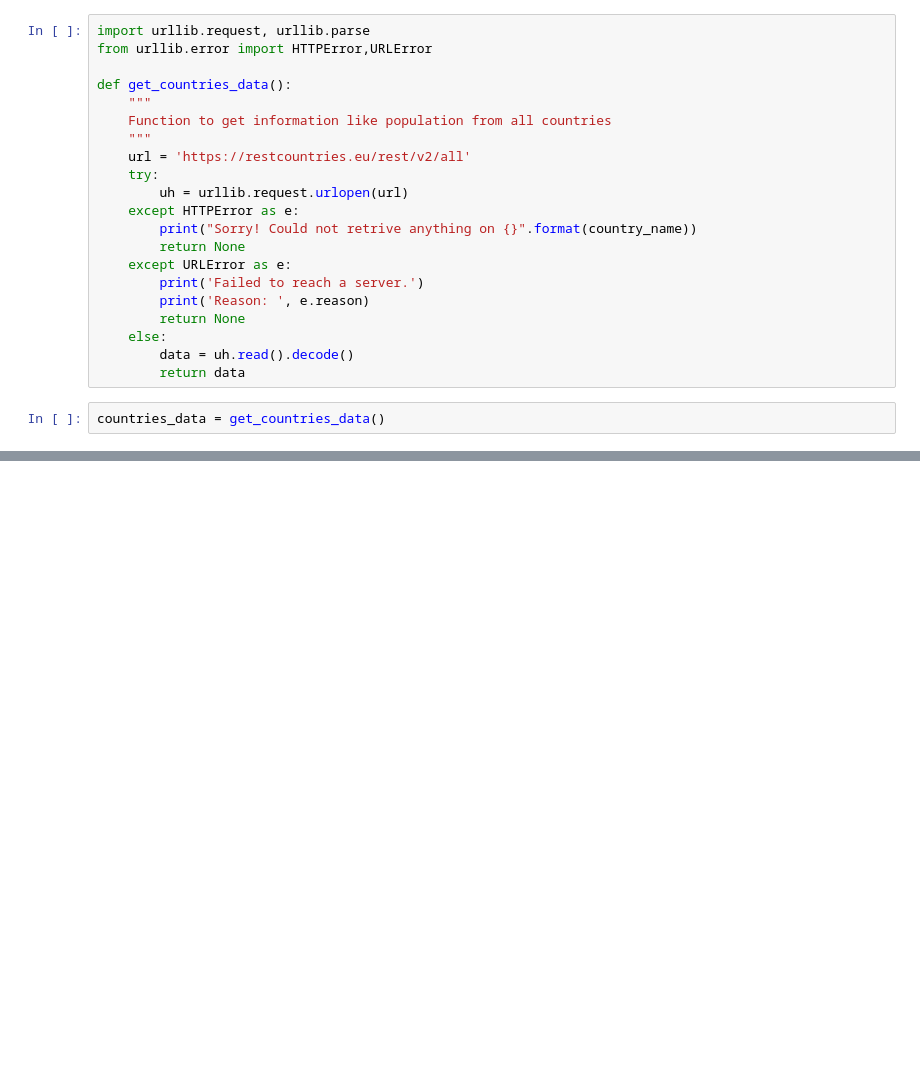
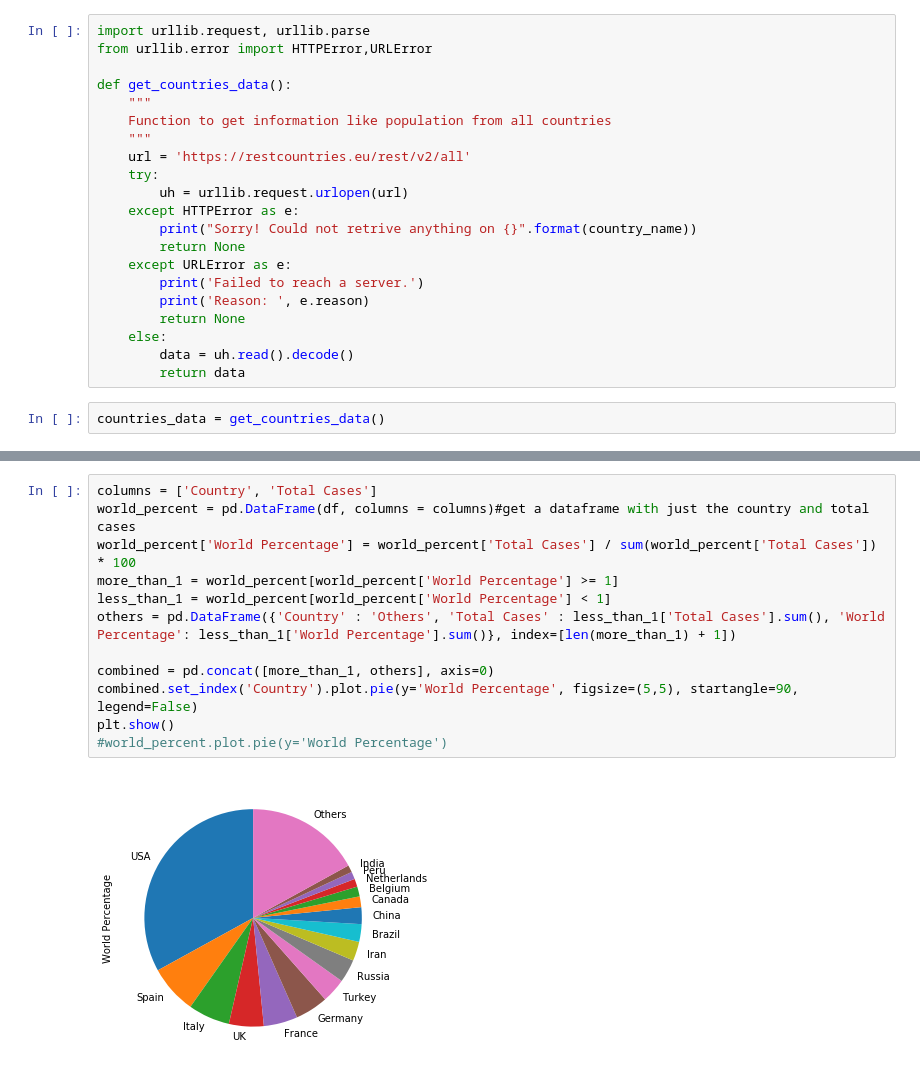
Before and after one commit to lapulgaatomica/covid_wrangling, a Jupyter notebook: WorldometerCovid.ipynb, the cells around one changed output, grey strips where cells are left out. Cells and saved outputs as stored; diff of their text form; blank space fills up the shorter version.

```diff
--- a/WorldometerCovid.ipynb
+++ b/WorldometerCovid.ipynb
@@ -137,0 +136,14 @@ with_pop[210:240]
+# %%
+columns = ['Country', 'Total Cases']
+world_percent = pd.DataFrame(df, columns = columns)#get a dataframe with just the country and total cases
+world_percent['World Percentage'] = world_percent['Total Cases'] / sum(world_percent['Total Cases']) * 100
+more_than_1 = world_percent[world_percent['World Percentage'] >= 1]
+less_than_1 = world_percent[world_percent['World Percentage'] < 1]
+others = pd.DataFrame({'Country' : 'Others', 'Total Cases' : less_than_1['Total Cases'].sum(), 'World Percentage': less_than_1['World Percentage'].sum()}, index=[len(more_than_1) + 1])
+
+combined = pd.concat([more_than_1, others], axis=0)
+combined.set_index('Country').plot.pie(y='World Percentage', figsize=(5,5), startangle=90, legend=False)
+plt.show()
+#world_percent.plot.pie(y='World Percentage')
+# %% [output]
+[figure, added]
```
Also changed, not shown: parts of 17 cells of this notebook.
